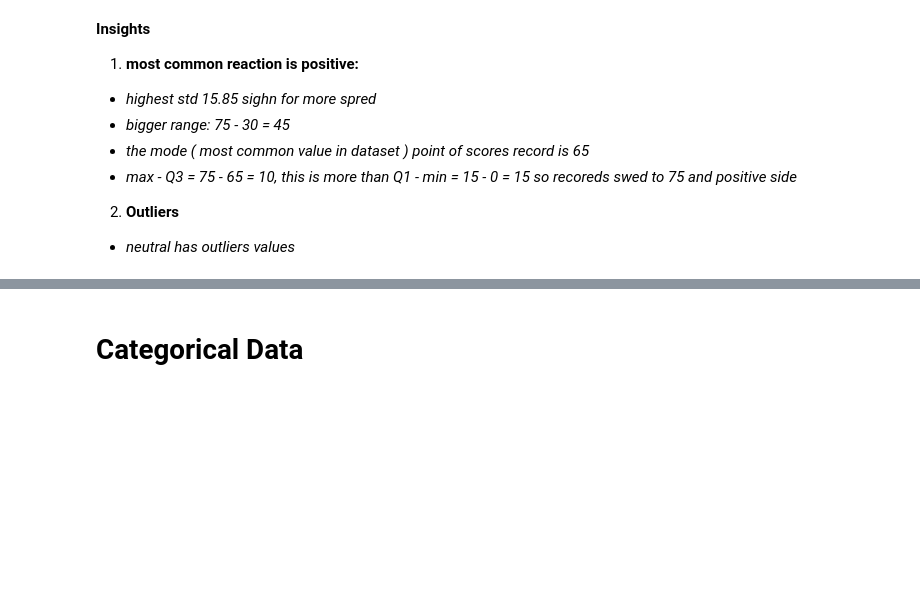
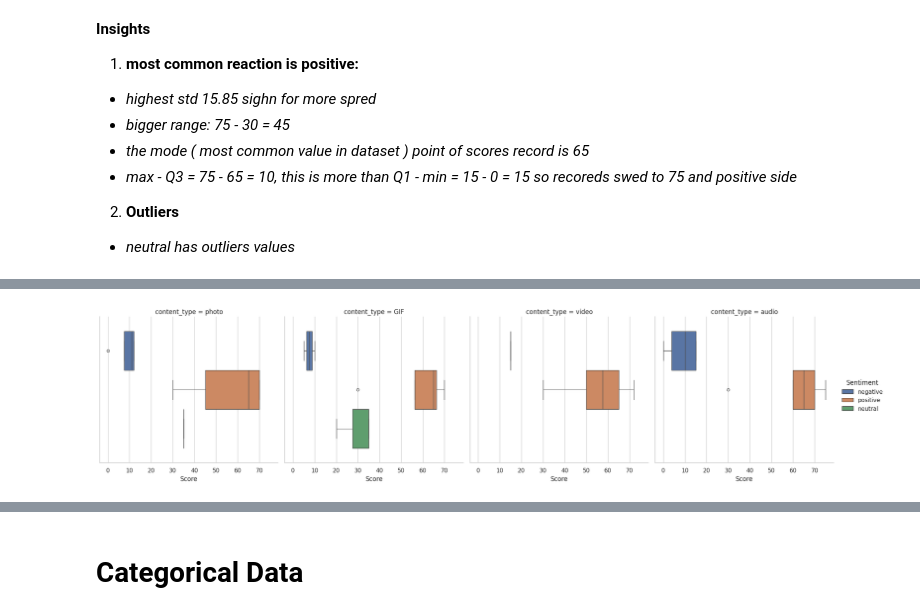
Before and after one commit to AhmAnwar/accenture_virtual_experience_VE_by_Forage, a Jupyter notebook: accenture-virtual-experience-ve-by-forage.ipynb, the cells around one changed output, grey strips where cells are left out. Cells and saved outputs as stored; diff of their text form; code cells hidden in the pictures; blank space fills up the shorter version.

```diff
--- a/accenture-virtual-experience-ve-by-forage.ipynb
+++ b/accenture-virtual-experience-ve-by-forage.ipynb
@@ -310,0 +322,7 @@ plt.show()
+# %%
+# Analyse Score with Sentiment & content_type
+
+sns.catplot(data= df, x= 'Score', col= 'content_type', hue= 'Sentiment', kind= 'box', legend= 'auto')
+plt.show()
+# %% [output]
+[figure, added]
```
Also changed, not shown: parts of 23 cells of this notebook.
